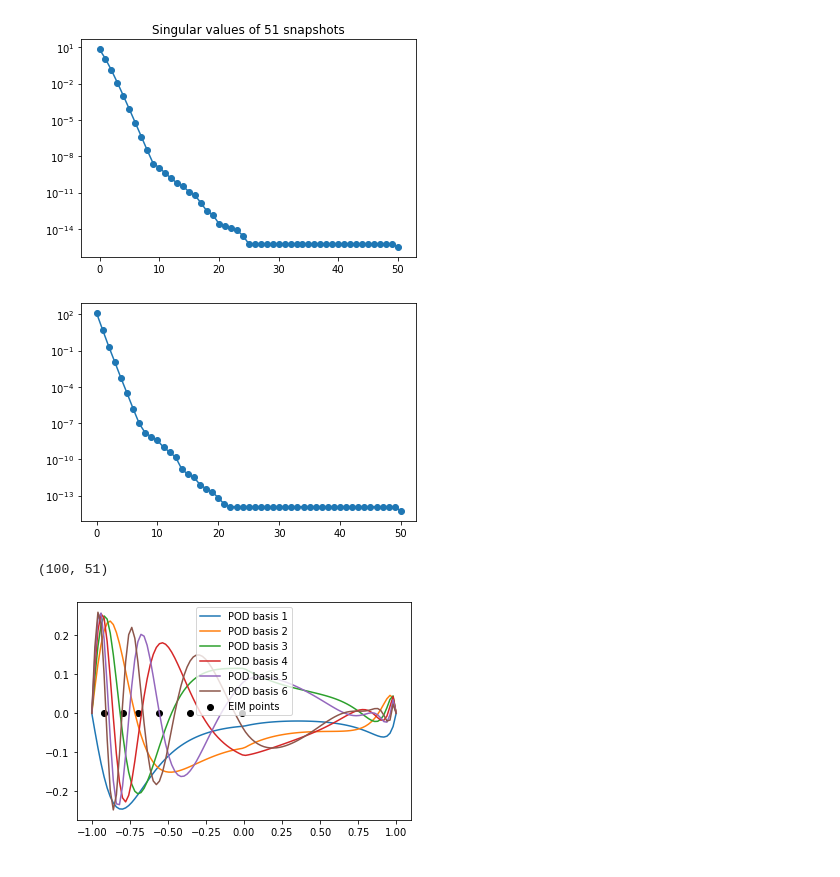
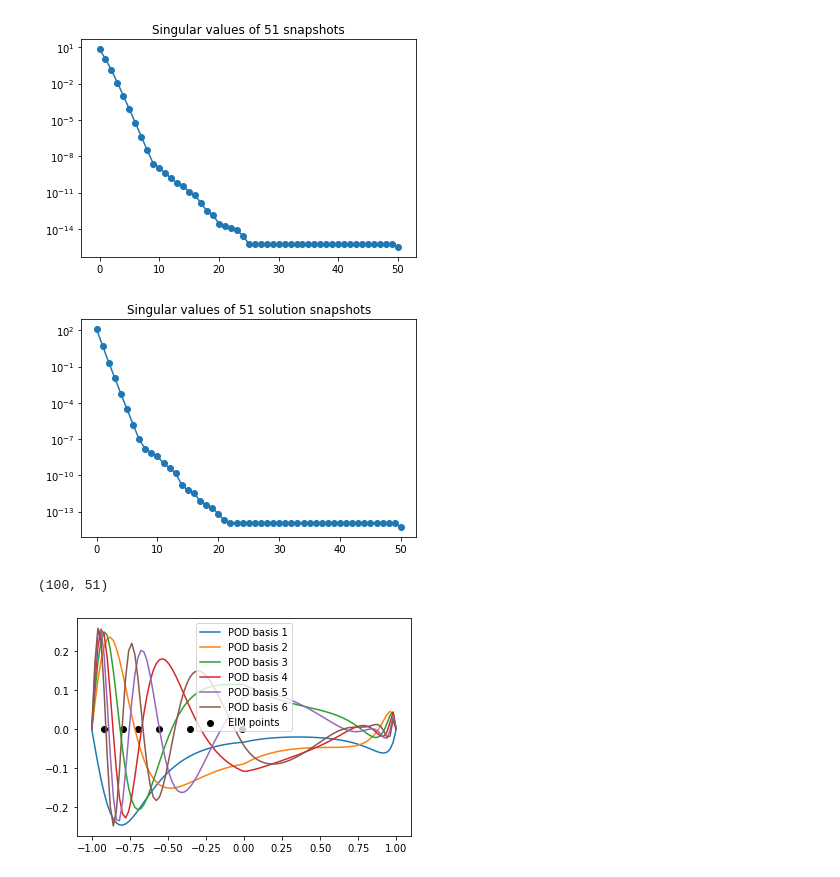
Before and after one commit to maxhirsch/NEIM, a Jupyter notebook: Solution Dependent Function Approximation/Solution Dependent Nonlinearity.ipynb, the cells around one changed output. Cells and saved outputs as stored; diff of their text form; code cells hidden in the pictures.

```diff
--- a/Solution Dependent Function Approximation/Solution Dependent Nonlinearity.ipynb
+++ b/Solution Dependent Function Approximation/Solution Dependent Nonlinearity.ipynb
@@ -243,29 +246,30 @@ plt.show()
 [figure]
 [figure]
 # %%
-RO_DIM = 30
+RO_DIM = 20
 
 # do a POD based on sols
 snapshots = np.array([sols[i] for i in range(sols.shape[0])]).T
 V, sing_vals, _ = np.linalg.svd(snapshots, full_matrices=False)
 
 plt.scatter(np.arange(sing_vals.shape[0]), sing_vals)
 plt.semilogy(np.arange(sing_vals.shape[0]), sing_vals)
+plt.title("Singular values of 51 solution snapshots")
 plt.show()
 print(V.shape)
 
 # get reduced order solutions
 ro_sols = np.zeros((sols.shape[0], RO_DIM))
 for i in range(sols.shape[0]):
     ro_sols[i] = (V[:,:RO_DIM].T @ sols[i].reshape(-1, 1)).reshape(-1)
 
 # evaluate nonlinearity at given parameter and solution
 f_NEIM = np.zeros((sols.shape[0], sols.shape[0], RO_DIM))
 for i in range(sols.shape[0]):
     for j in range(sols.shape[0]):
         f_NEIM[i, j] = (V[:,:RO_DIM].T @ s(sols[i].reshape(-1, 1), x, mu[0, j]).reshape(-1)).reshape(-1)
 # %% [output]
-[figure, old version]
+[figure, new version]
 (100, 51)
 # %%
 # Get DEIM indices
```
Also changed, not shown: parts of 6 cells of this notebook, 7 other files.
